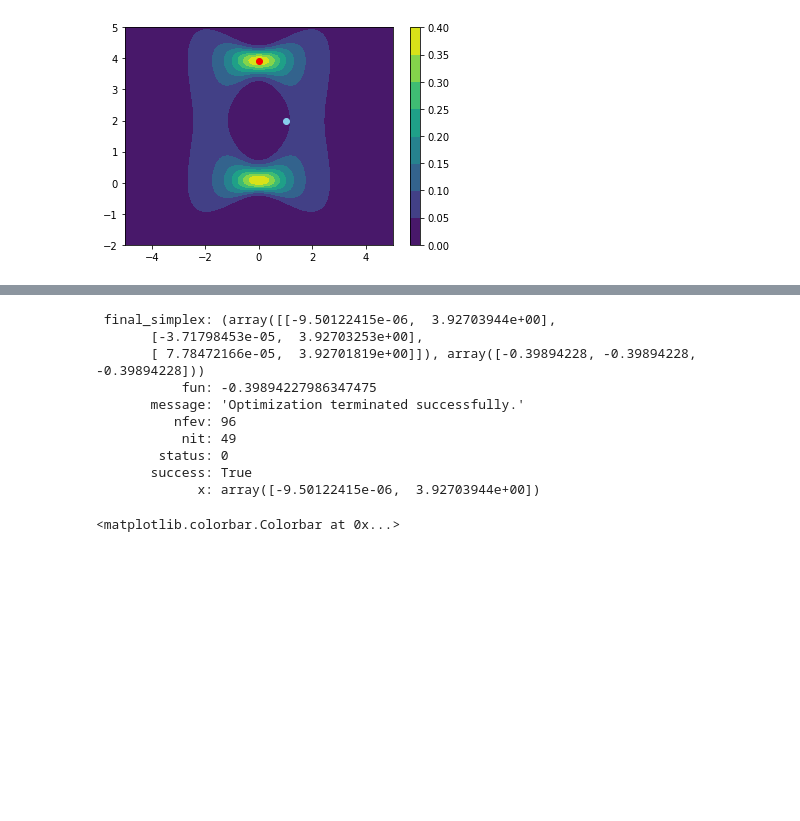
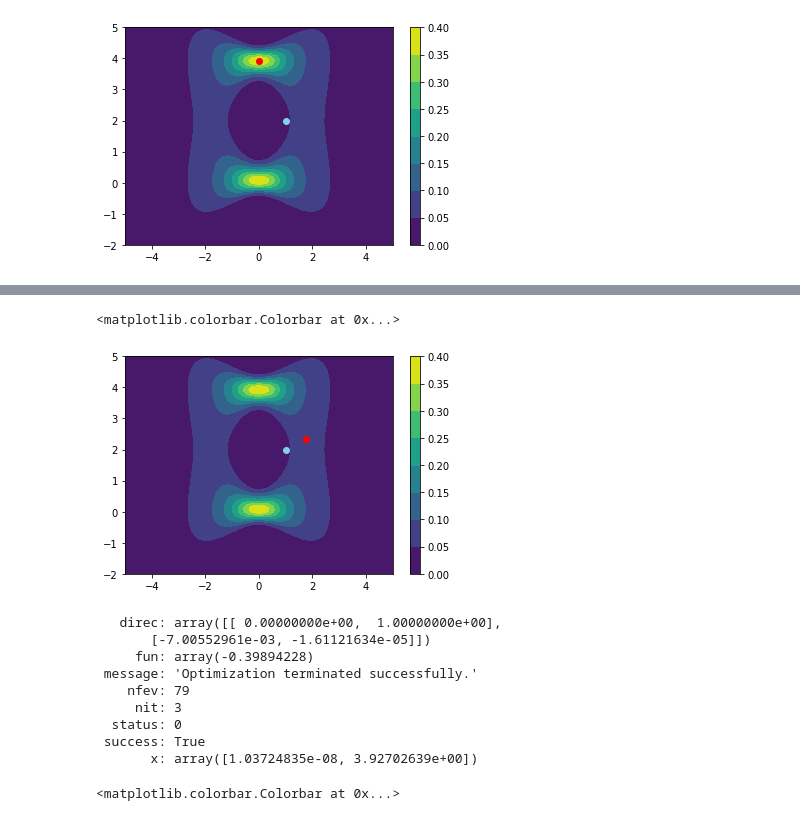
Before and after one commit to twerhane/UndergradStudentProjects, a Jupyter notebook: Jamie_and_Lister/VanessasNotebooks/FisherAnalysisOnToyExample.ipynb, the cells around one changed output, grey strips where cells are left out. Drawn from its saved outputs; the diff is of its cells as text; code cells hidden in the pictures; blank space fills up the shorter version.

Commit message:
added more minimizers to notebook

```diff
--- a/Jamie_and_Lister/VanessasNotebooks/FisherAnalysisOnToyExample.ipynb
+++ b/Jamie_and_Lister/VanessasNotebooks/FisherAnalysisOnToyExample.ipynb
@@ -143,0 +171,6 @@ fig.colorbar(cp)
+# %%
+#let's try another algorithm
+result = minimize(lambda params: -p_of_params(params),params_init, jac=lambda params: -deriv(params), method='L-BFGS-B')
+print(result)
+best_params=result['x']
+#it get's stuck and tells us so
@@ -144,19 +187,27 @@ fig.colorbar(cp)
+# %%
+fig,ax=plt.subplots(1,1)
+cp = ax.contourf(a_, b_, p)
+plt.scatter(best_params[0],best_params[1],color='red')
+plt.scatter(params_init[0],params_init[1],color='skyblue')
+fig.colorbar(cp)
+# %% [output]
+<matplotlib.colorbar.Colorbar at 0x...>
+[figure, added]
 # %%
-#let's switch to minimization instead
-result = minimize(lambda params: -p_of_params(params),params_init, jac=lambda params: -deriv(params), method='Nelder-Mead')
+#let's try another algorithm
+result = minimize(lambda params: -p_of_params(params),params_init, jac=lambda params: -deriv(params), method='Powell')
 print(result)
 best_params=result['x']
 # %% [output]
- final_simplex: (array([[-9.50122415e-06,  3.92703944e+00],
-       [-3.71798453e-05,  3.92703253e+00],
-       [ 7.78472166e-05,  3.92701819e+00]]), array([-0.39894228, -0.39894228, -0.39894228]))
-           fun: -0.39894227986347475
-       message: 'Optimization terminated successfully.'
-          nfev: 96
-           nit: 49
-        status: 0
-       success: True
-             x: array([-9.50122415e-06,  3.92703944e+00])
+   direc: array([[ 0.00000000e+00,  1.00000000e+00],
+       [-7.00552961e-03, -1.61121634e-05]])
+     fun: array(-0.39894228)
+ message: 'Optimization terminated successfully.'
+    nfev: 79
+     nit: 3
+  status: 0
+ success: True
+       x: array([1.03724835e-08, 3.92702639e+00])
 # %%
 fig,ax=plt.subplots(1,1)
 cp = ax.contourf(a_, b_, p)
```
Also changed, not shown: parts of 6 cells of this notebook.
